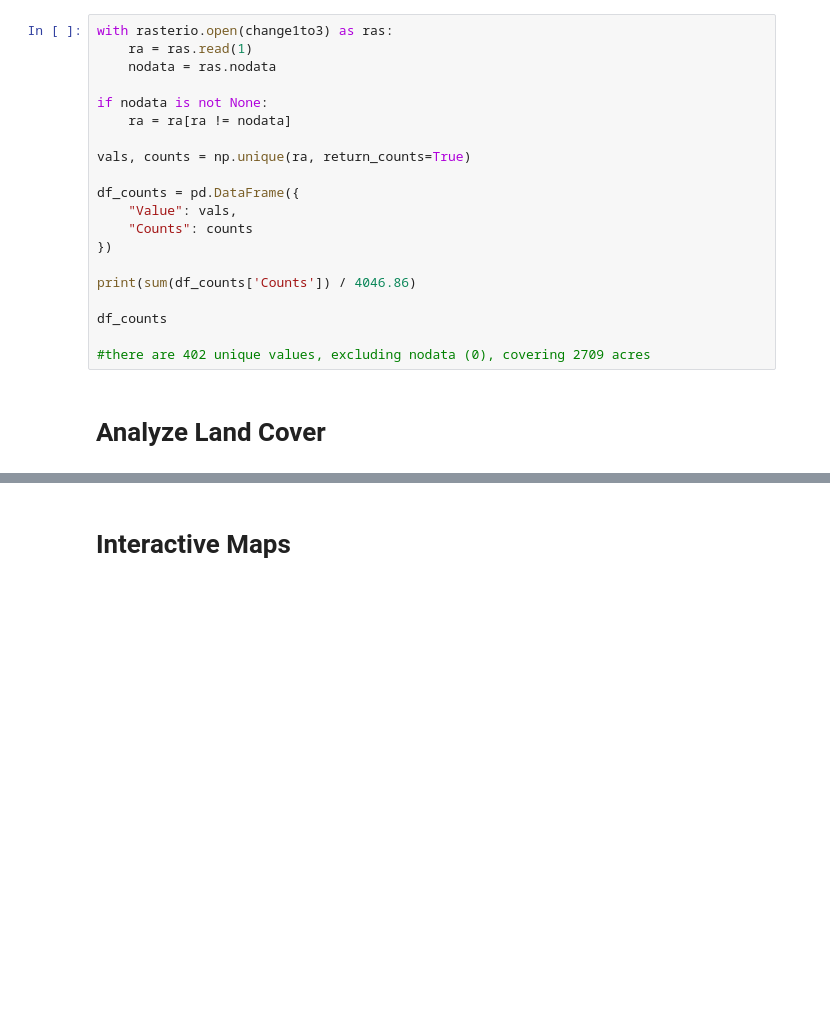
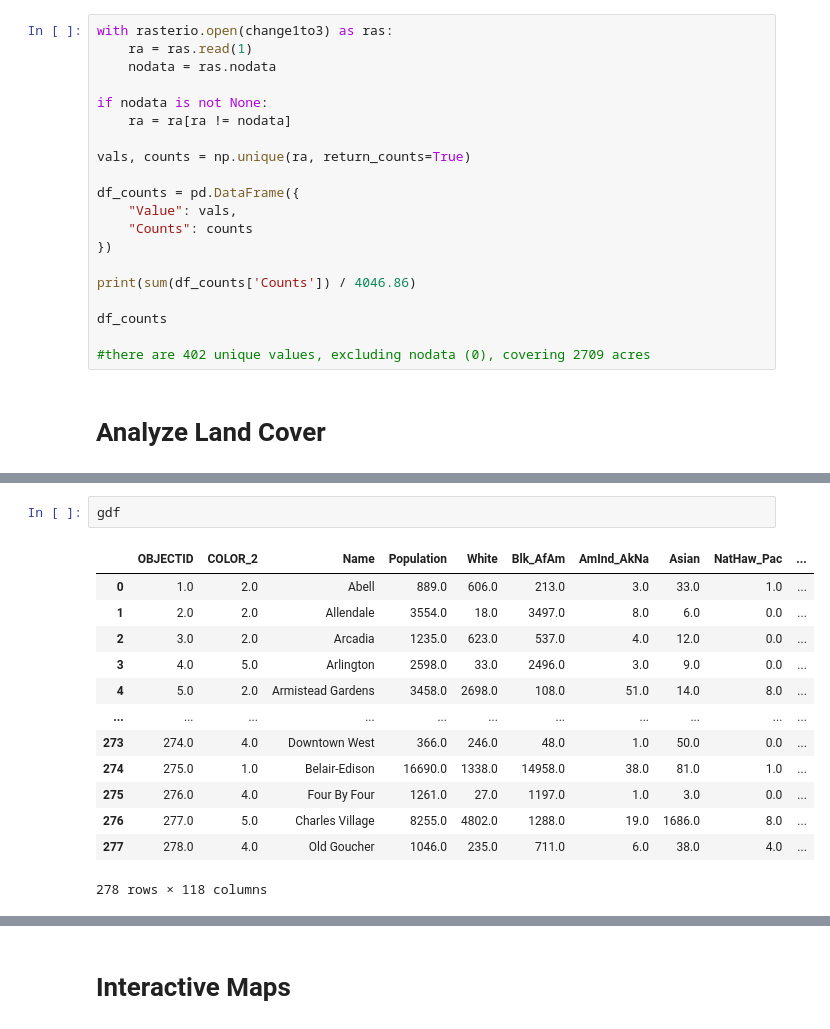
Before and after one commit to mosiahmaddox-tech/landcover_spring2026, a Jupyter notebook: landcover_01.ipynb, the cells around one changed output, grey strips where cells are left out. Saved outputs shown, nothing was run; the diff lists cells and outputs as text; blank space fills up the shorter version.

```diff
--- a/landcover_01.ipynb
+++ b/landcover_01.ipynb
@@ -640,0 +685,16 @@ geometry = [feature.geometry for feature in gdf.iterfeatures()]
+# %%
+gdf
+# %% [output]
+|  | OBJECTID | COLOR_2 | Name | Population | White | Blk_AfAm | AmInd_AkNa | Asian | NatHaw_Pac | ... |
+| 0 | 1.0 | 2.0 | Abell | 889.0 | 606.0 | 213.0 | 3.0 | 33.0 | 1.0 | ... |
+| 1 | 2.0 | 2.0 | Allendale | 3554.0 | 18.0 | 3497.0 | 8.0 | 6.0 | 0.0 | ... |
+| 2 | 3.0 | 2.0 | Arcadia | 1235.0 | 623.0 | 537.0 | 4.0 | 12.0 | 0.0 | ... |
+| 3 | 4.0 | 5.0 | Arlington | 2598.0 | 33.0 | 2496.0 | 3.0 | 9.0 | 0.0 | ... |
+| 4 | 5.0 | 2.0 | Armistead Gardens | 3458.0 | 2698.0 | 108.0 | 51.0 | 14.0 | 8.0 | ... |
+| ... | ... | ... | ... | ... | ... | ... | ... | ... | ... | ... |
+| 273 | 274.0 | 4.0 | Downtown West | 366.0 | 246.0 | 48.0 | 1.0 | 50.0 | 0.0 | ... |
+| 274 | 275.0 | 1.0 | Belair-Edison | 16690.0 | 1338.0 | 14958.0 | 38.0 | 81.0 | 1.0 | ... |
+| 275 | 276.0 | 4.0 | Four By Four | 1261.0 | 27.0 | 1197.0 | 1.0 | 3.0 | 0.0 | ... |
+| 276 | 277.0 | 5.0 | Charles Village | 8255.0 | 4802.0 | 1288.0 | 19.0 | 1686.0 | 8.0 | ... |
+| 277 | 278.0 | 4.0 | Old Goucher | 1046.0 | 235.0 | 711.0 | 6.0 | 38.0 | 4.0 | ... |
+278 rows × 118 columns
```
Also changed, not shown: parts of 4 cells of this notebook.
